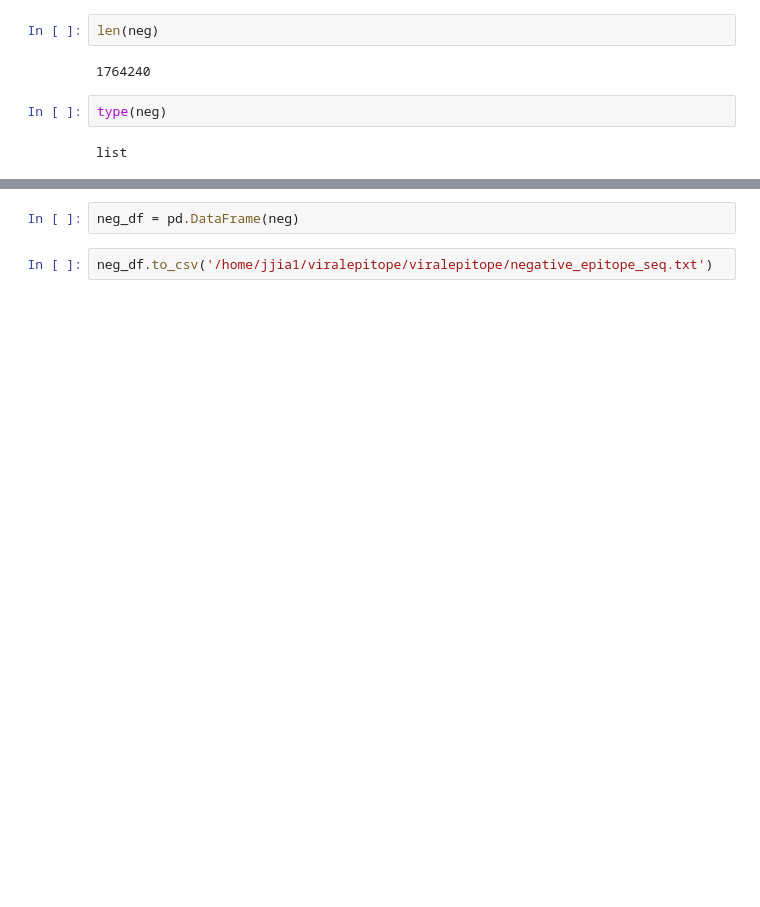
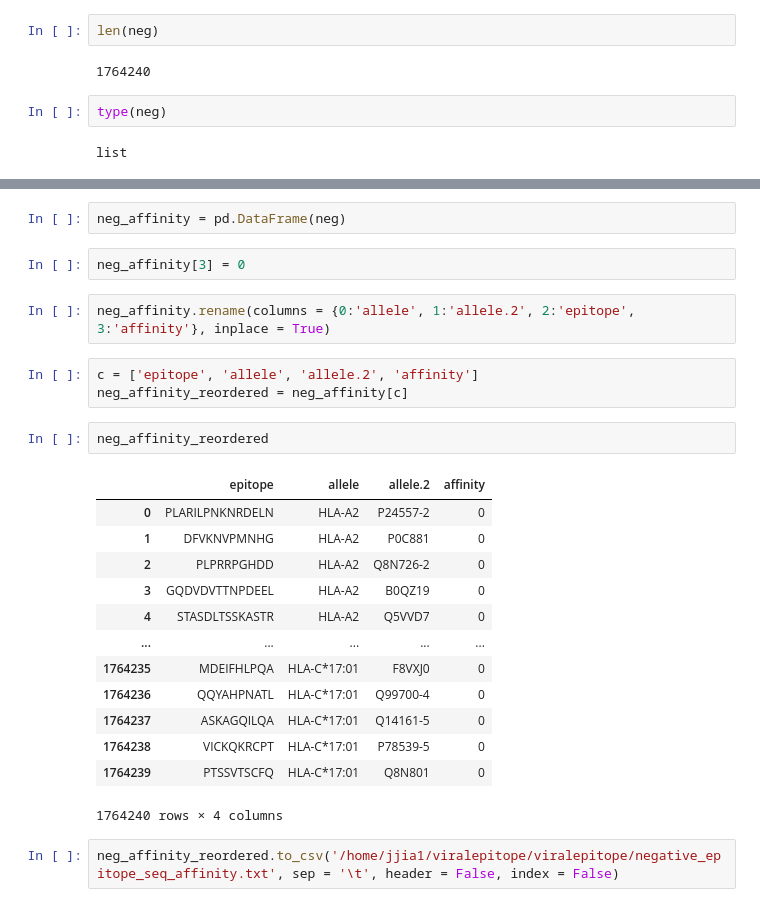
Before and after one commit to jjia1/viralepitope, a Jupyter notebook: NegativePeptide.ipynb, the cells around one changed output, grey strips where cells are left out. Cells and saved outputs as stored; diff of their text form; blank space fills up the shorter version.

```diff
--- a/NegativePeptide.ipynb
+++ b/NegativePeptide.ipynb
@@ -175,4 +196,27 @@ list
 # %%
-neg_df = pd.DataFrame(neg)
+neg_affinity = pd.DataFrame(neg)
+# %%
+neg_affinity[3] = 0
+# %%
+neg_affinity.rename(columns = {0:'allele', 1:'allele.2', 2:'epitope', 3:'affinity'}, inplace = True)
+# %%
+c = ['epitope', 'allele', 'allele.2', 'affinity']
+neg_affinity_reordered = neg_affinity[c]
+# %%
+neg_affinity_reordered
+# %% [output]
+|  | epitope | allele | allele.2 | affinity |
+| 0 | PLARILPNKNRDELN | HLA-A2 | P24557-2 | 0 |
+| 1 | DFVKNVPMNHG | HLA-A2 | P0C881 | 0 |
+| 2 | PLPRRPGHDD | HLA-A2 | Q8N726-2 | 0 |
+| 3 | GQDVDVTTNPDEEL | HLA-A2 | B0QZ19 | 0 |
+| 4 | STASDLTSSKASTR | HLA-A2 | Q5VVD7 | 0 |
+| ... | ... | ... | ... | ... |
+| 1764235 | MDEIFHLPQA | HLA-C*17:01 | F8VXJ0 | 0 |
+| 1764236 | QQYAHPNATL | HLA-C*17:01 | Q99700-4 | 0 |
+| 1764237 | ASKAGQILQA | HLA-C*17:01 | Q14161-5 | 0 |
+| 1764238 | VICKQKRCPT | HLA-C*17:01 | P78539-5 | 0 |
+| 1764239 | PTSSVTSCFQ | HLA-C*17:01 | Q8N801 | 0 |
+1764240 rows × 4 columns
 # %%
-neg_df.to_csv('/home/jjia1/viralepitope/viralepitope/negative_epitope_seq.txt')
+neg_affinity_reordered.to_csv('/home/jjia1/viralepitope/viralepitope/negative_epitope_seq_affinity.txt', sep = '\t', header = False, index = False)
```
Also changed, not shown: parts of 9 cells of this notebook, 3 other files.
